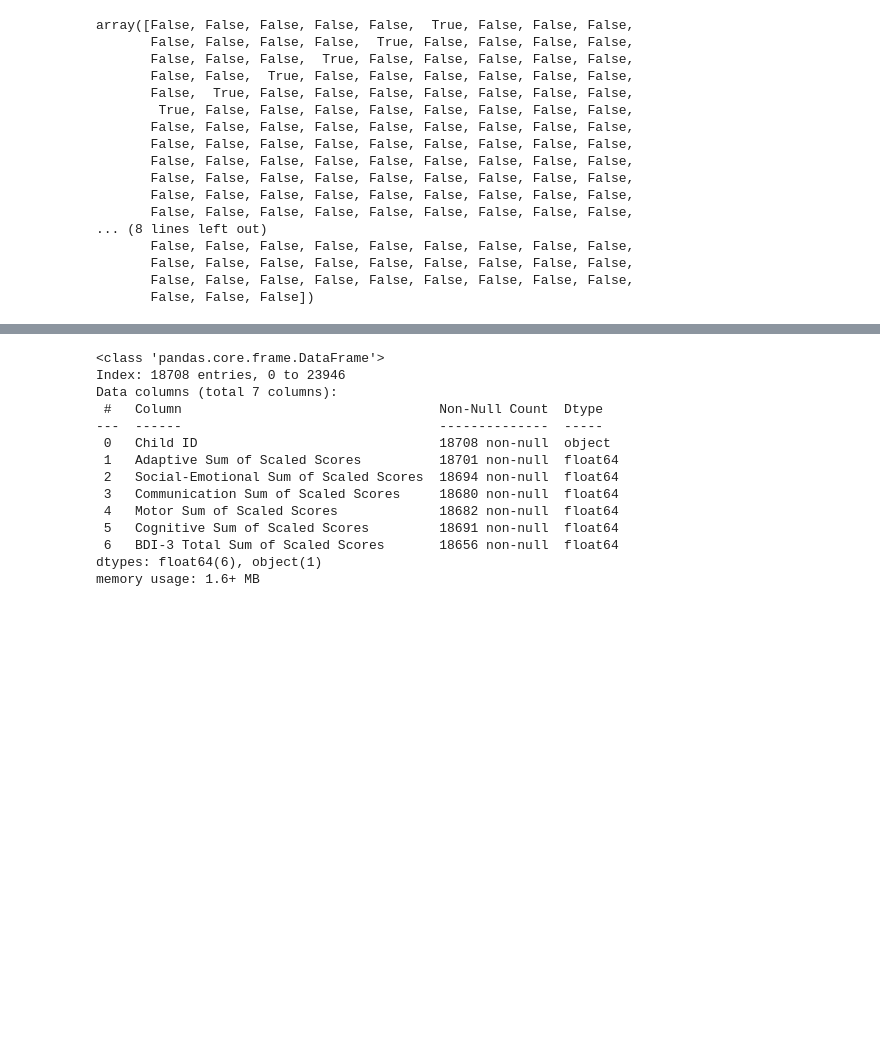
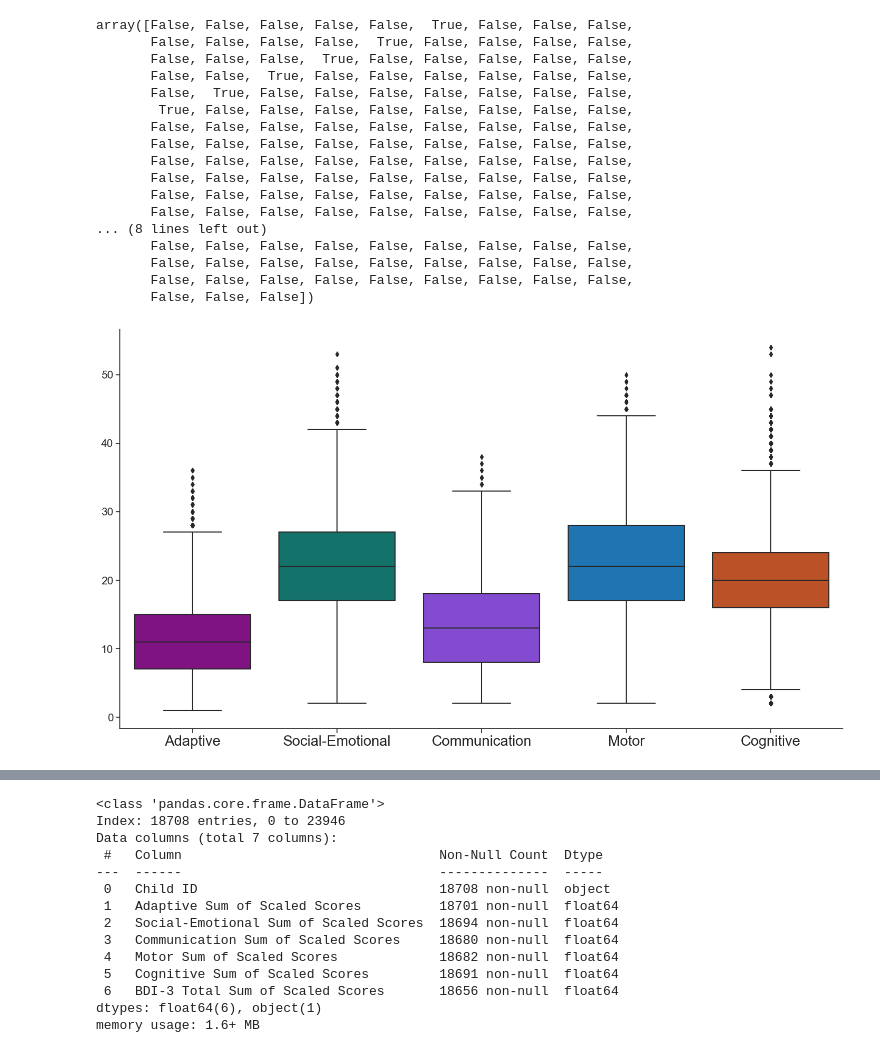
Before and after one commit to NSS-Data-Analytics-Cohort-10/teis-pugrammers, a Jupyter notebook: notebooks/teis_prelim.ipynb, the cells around one changed output, grey strips where cells are left out. Cells and saved outputs as stored; diff of their text form; code cells hidden in the pictures; blank space fills up the shorter version.

Commit message:
Fixed fontsize

```diff
--- a/notebooks/teis_prelim.ipynb
+++ b/notebooks/teis_prelim.ipynb
@@ -6,0 +13,8 @@ from datetime import date
+# %%
+sss_dict= {
+    'Adaptive Sum of Scaled Scores' : '#910095',
+    'Social-Emotional Sum of Scaled Scores' : '#038277',
+    'Communication Sum of Scaled Scores' : '#8035E5',
+    'Motor Sum of Scaled Scores' : '#0779CA',
+    'Cognitive Sum of Scaled Scores' : '#D2460F'
+}
@@ -359,3 +381,17 @@ array([False, False, False, False, False,  True, False, False, False,
 sss_df = teis_rdi_fixed.iloc[:,sss_cols]
 # %%
 sss_df.insert(loc=0, column='Child ID', value=teis_rdi_fixed['Child ID'])
+# %%
+sss_partial_df = sss_df[['Adaptive Sum of Scaled Scores', 'Social-Emotional Sum of Scaled Scores',
+             'Communication Sum of Scaled Scores','Motor Sum of Scaled Scores',
+             'Cognitive Sum of Scaled Scores']]
+# %%
+x_lab = ['Adaptive', 'Social-Emotional', 'Communication', 'Motor', 'Cognitive']
+p =sns.boxplot(data=sss_partial_df, palette=sss_dict)
+p.set_xticklabels(['Adaptive', 'Social-Emotional', 'Communication', 'Motor', 'Cognitive'])
+plt.xticks(rotation=0, fontsize=20)
+plt.yticks(fontsize=15)
+plt.savefig('../images/avg_ss_box', bbox_inches='tight')
+plt.show()
+# %% [output]
+[figure, added]
```
Also changed, not shown: parts of 20 cells of this notebook, 4 other files.
